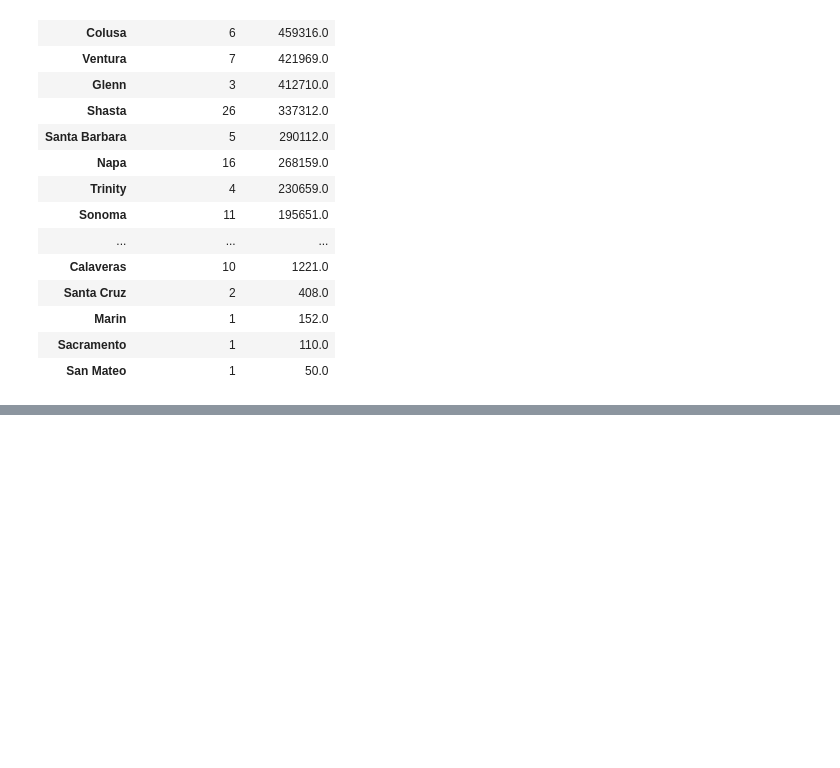
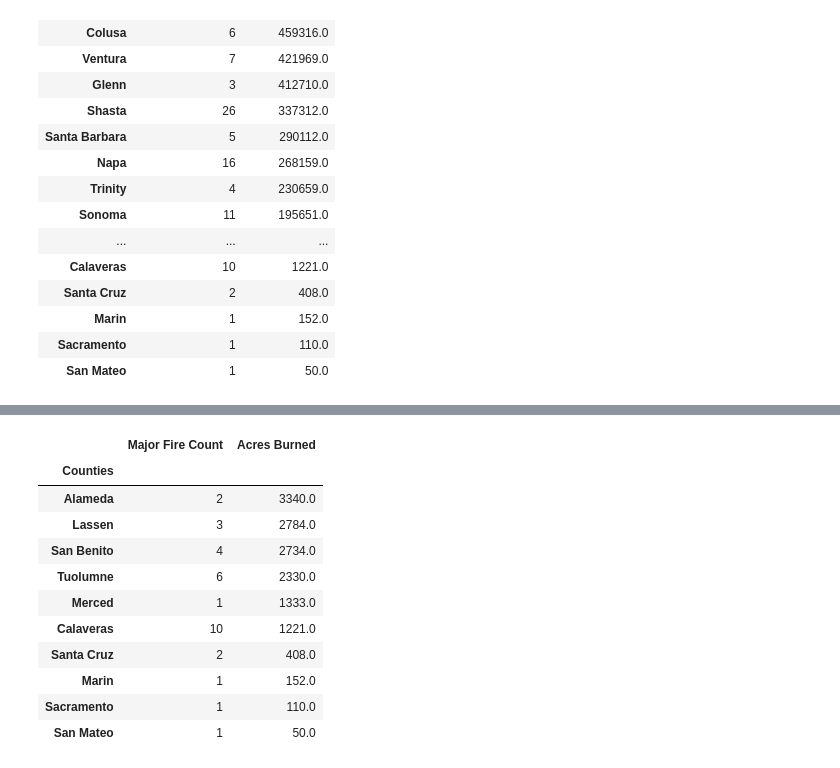
Before and after one commit to jump8621/data-project-I, a Jupyter notebook: lee_pyre.ipynb, the cells around one changed output, grey strips where cells are left out. Cells and saved outputs as stored; diff of their text form; code cells hidden in the pictures; blank space fills up the shorter version.

```diff
--- a/lee_pyre.ipynb
+++ b/lee_pyre.ipynb
@@ -252,0 +270,17 @@ acres_burned_df.sort_values(by= "Acres Burned", ascending= False)
+# %%
+#display last ten counties in terms of acres burned
+last_ten_acreage = acres_burned_sorted.tail(10)
+last_ten_acreage
+# %% [output]
+|  | Major Fire Count | Acres Burned |
+| Counties |  |  |
+| Alameda | 2 | 3340.0 |
+| Lassen | 3 | 2784.0 |
+| San Benito | 4 | 2734.0 |
+| Tuolumne | 6 | 2330.0 |
+| Merced | 1 | 1333.0 |
+| Calaveras | 10 | 1221.0 |
+| Santa Cruz | 2 | 408.0 |
+| Marin | 1 | 152.0 |
+| Sacramento | 1 | 110.0 |
+| San Mateo | 1 | 50.0 |
```
Also changed, not shown: parts of 4 cells of this notebook.
